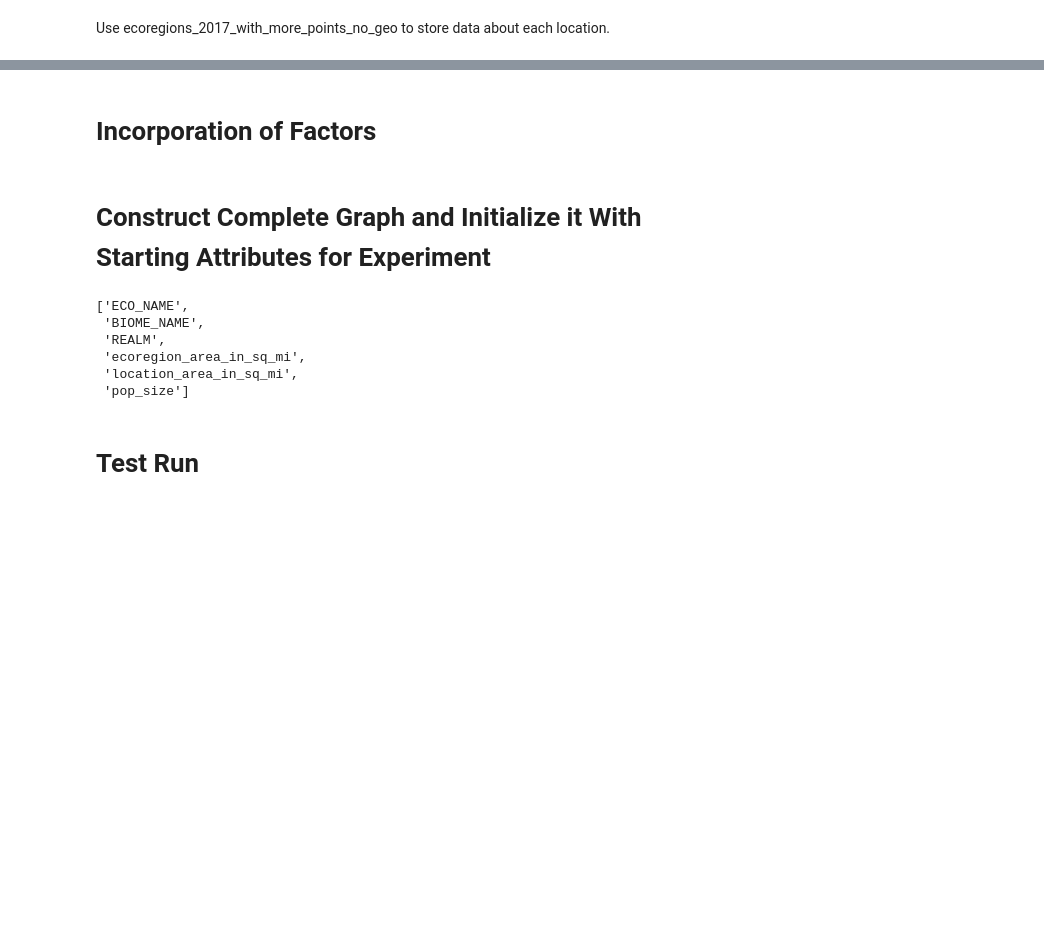
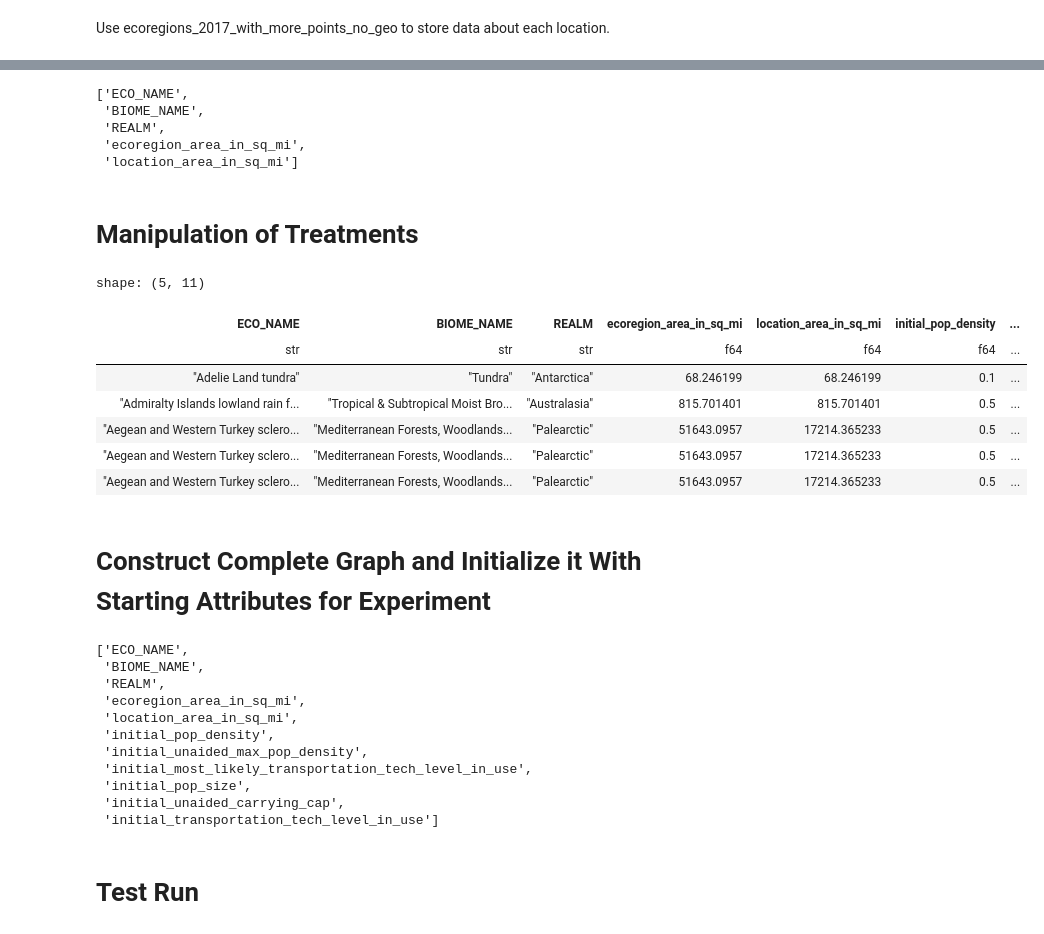
Before and after one commit to iamgiddyaboutgit-schoolwork/doe_group_project, a Jupyter notebook: src/simulate_world.ipynb, the cells around one changed output, grey strips where cells are left out. Cells and saved outputs as stored; diff of their text form; code cells hidden in the pictures; blank space fills up the shorter version.

```diff
--- a/src/simulate_world.ipynb
+++ b/src/simulate_world.ipynb
@@ -326,2 +281,10 @@ shape: (15, 4)
+# %%
+ecoregions_2017_with_more_points_no_geo.columns
+# %% [output]
+['ECO_NAME',
+ 'BIOME_NAME',
+ 'REALM',
+ 'ecoregion_area_in_sq_mi',
+ 'location_area_in_sq_mi']
 # %% [markdown]
-# Incorporation of Factors
+# Manipulation of Treatments
@@ -524,5 +299,55 @@ shape: (15, 4)
+# %%
+realm_is_not_na_nor_antarctica = (treatments
+    .select(
+        (pl.col("REALM") != "N/A")
+        &
+        (pl.col("REALM") != "Antarctica")
+    )
+    .to_series()
+)
+
+treatments = (treatments
+    .with_columns([
+        (
+            pl.col("initial_pop_density")
+            * pl.col("location_area_in_sq_mi")
+            # Set initial_pop_size to 0 automatically
+            # for some locations.
+            * realm_is_not_na_nor_antarctica
+        )
+            .round()
+            .alias("initial_pop_size"),
+
+        (
+            pl.col("initial_unaided_max_pop_density")
+            * pl.col("location_area_in_sq_mi")
+            * realm_is_not_na_nor_antarctica
+        )
+            .round()
+            .alias("initial_unaided_carrying_cap"),
+
+        pl.lit(
+            realm_is_not_na_nor_antarctica
+            * PERT(
+                min_val=[0]*treatments.shape[0],
+                ml_val=treatments["initial_most_likely_transportation_tech_level_in_use"],
+                max_val=[1]*treatments.shape[0],
+                lamb=40
+            ).rvs(treatments.shape[0])
+        ).alias("initial_transportation_tech_level_in_use")
+    ])
+)
 # %%
-ecoregions_2017_with_more_points_no_geo.head()
+treatments.head()
+# %% [output]
+shape: (5, 11)
+| ECO_NAME | BIOME_NAME | REALM | ecoregion_area_in_sq_mi | location_area_in_sq_mi | initial_pop_density | ... |
+| str | str | str | f64 | f64 | f64 | ... |
+| "Adelie Land tundra" | "Tundra" | "Antarctica" | 68.246199 | 68.246199 | 0.1 | ... |
+| "Admiralty Islands lowland rain f... | "Tropical & Subtropical Moist Bro... | "Australasia" | 815.701401 | 815.701401 | 0.5 | ... |
+| "Aegean and Western Turkey sclero... | "Mediterranean Forests, Woodlands... | "Palearctic" | 51643.0957 | 17214.365233 | 0.5 | ... |
+| "Aegean and Western Turkey sclero... | "Mediterranean Forests, Woodlands... | "Palearctic" | 51643.0957 | 17214.365233 | 0.5 | ... |
+| "Aegean and Western Turkey sclero... | "Mediterranean Forests, Woodlands... | "Palearctic" | 51643.0957 | 17214.365233 | 0.5 | ... |
 # %% [markdown]
 # Construct Complete Graph and Initialize it With Starting Attributes for Experiment
 # %%
@@ -537,14 +362,19 @@ for (v1, v2, weight) in pre_world.edges.data('weight'):
 
     pre_world[v1][v2]["weight"] = dist_mat[v1, v2]
 # %%
-ecoregions_2017_with_more_points_no_geo.columns
+treatments.columns
 # %% [output]
 ['ECO_NAME',
  'BIOME_NAME',
  'REALM',
  'ecoregion_area_in_sq_mi',
  'location_area_in_sq_mi',
- 'pop_size']
+ 'initial_pop_density',
+ 'initial_unaided_max_pop_density',
+ 'initial_most_likely_transportation_tech_level_in_use',
+ 'initial_pop_size',
+ 'initial_unaided_carrying_cap',
+ 'initial_transportation_tech_level_in_use']
 # %%
 # Update initial node attributes
 pre_world_node_attributes = {}
```
Also changed, not shown: parts of 10 cells of this notebook.
